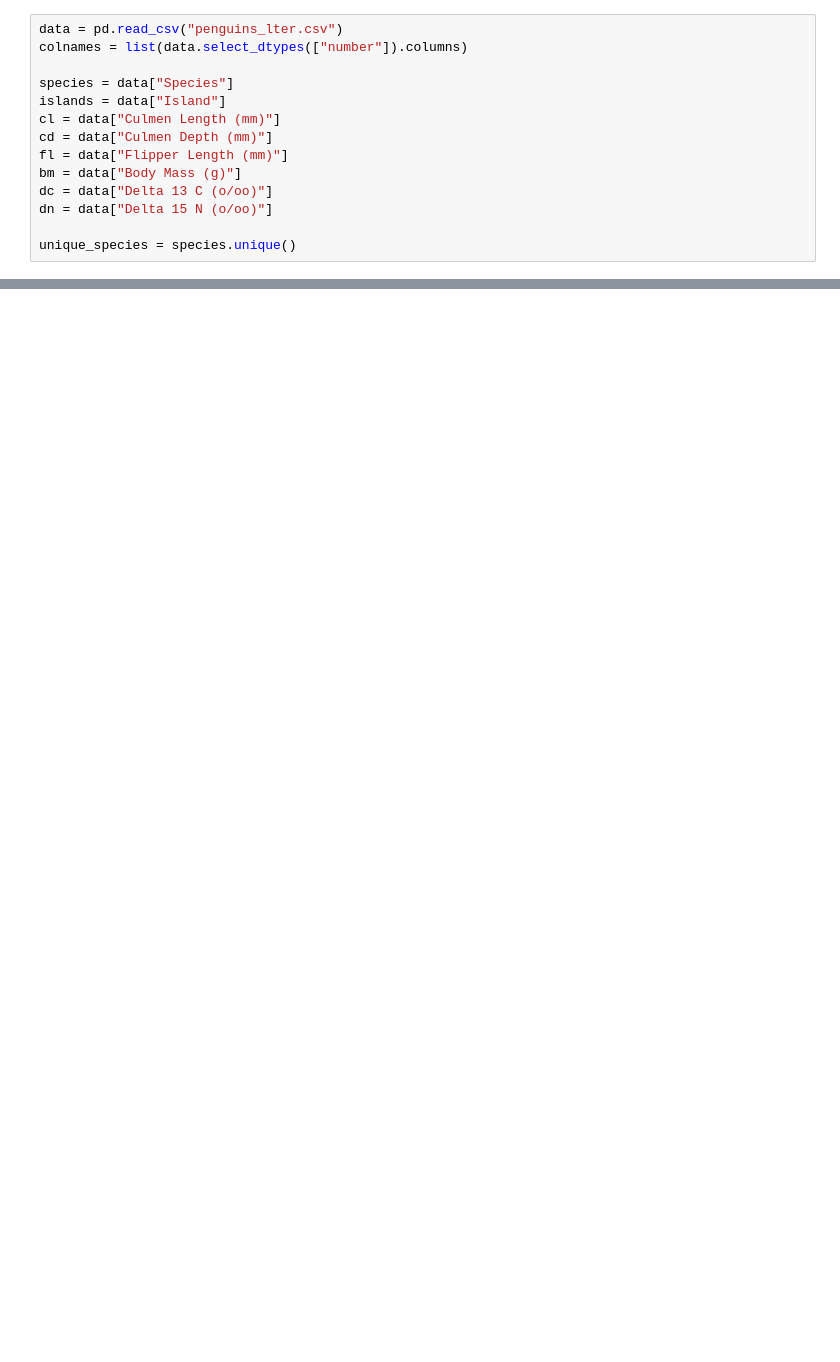
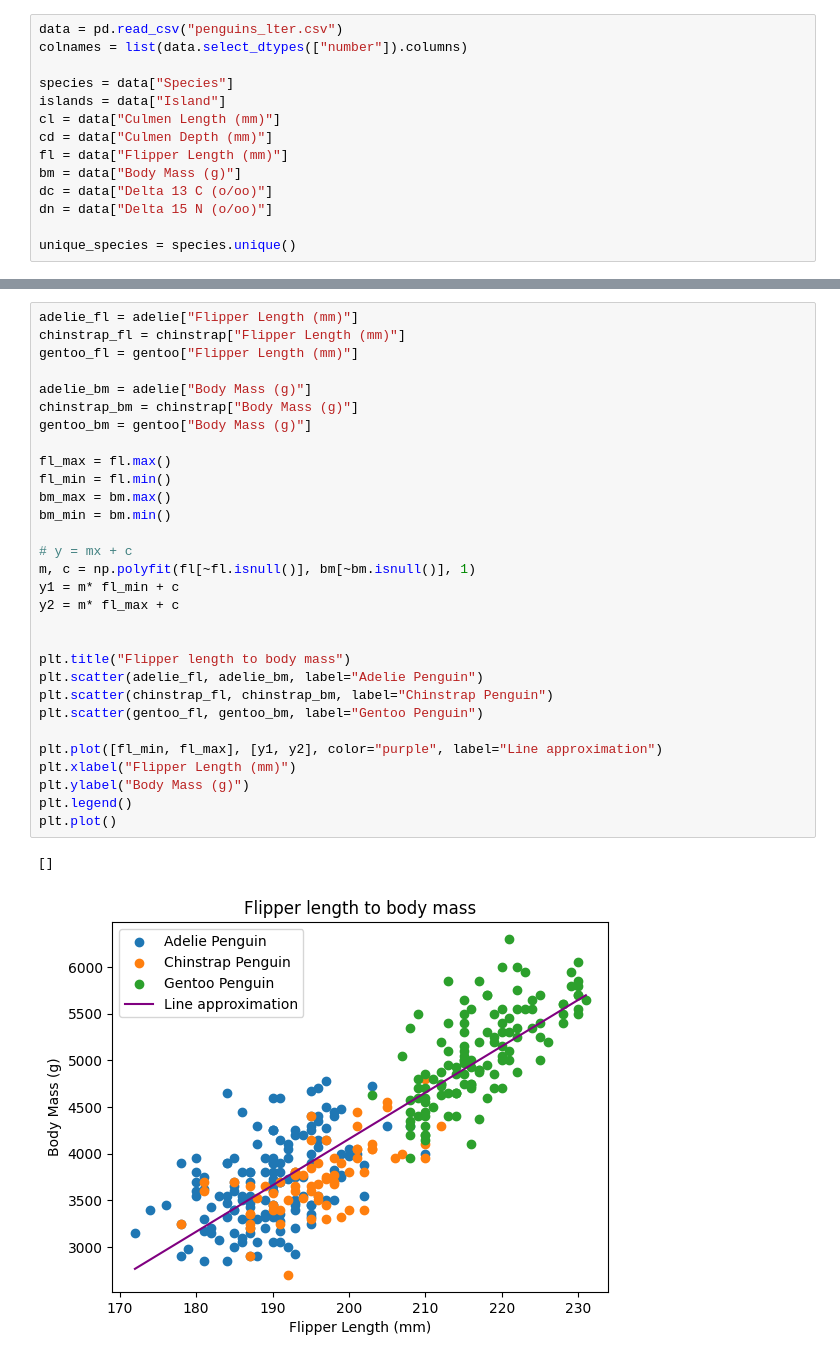
Before and after one commit to Unexp1ainable/UPA-2, a Jupyter notebook: proj.ipynb, the cells around one changed output, grey strips where cells are left out. Saved outputs shown, nothing was run; the diff lists cells and outputs as text; blank space fills up the shorter version.

```diff
--- a/proj.ipynb
+++ b/proj.ipynb
@@ -50 +86,34 @@ plt.plot()
+# %%
+adelie_fl = adelie["Flipper Length (mm)"]
+chinstrap_fl = chinstrap["Flipper Length (mm)"]
+gentoo_fl = gentoo["Flipper Length (mm)"]
+
+adelie_bm = adelie["Body Mass (g)"]
+chinstrap_bm = chinstrap["Body Mass (g)"]
+gentoo_bm = gentoo["Body Mass (g)"]
+
+fl_max = fl.max()
+fl_min = fl.min()
+bm_max = bm.max()
+bm_min = bm.min()
+
+# y = mx + c
+m, c = np.polyfit(fl[~fl.isnull()], bm[~bm.isnull()], 1)
+y1 = m* fl_min + c
+y2 = m* fl_max + c
+
+
+plt.title("Flipper length to body mass")
+plt.scatter(adelie_fl, adelie_bm, label="Adelie Penguin")
+plt.scatter(chinstrap_fl, chinstrap_bm, label="Chinstrap Penguin")
+plt.scatter(gentoo_fl, gentoo_bm, label="Gentoo Penguin")
+
+plt.plot([fl_min, fl_max], [y1, y2], color="purple", label="Line approximation")
+plt.xlabel("Flipper Length (mm)")
+plt.ylabel("Body Mass (g)")
+plt.legend()
+plt.plot()
+# %% [output]
+[]
+[figure, added]
 # %%
```
Also changed, not shown: parts of 5 cells of this notebook.
